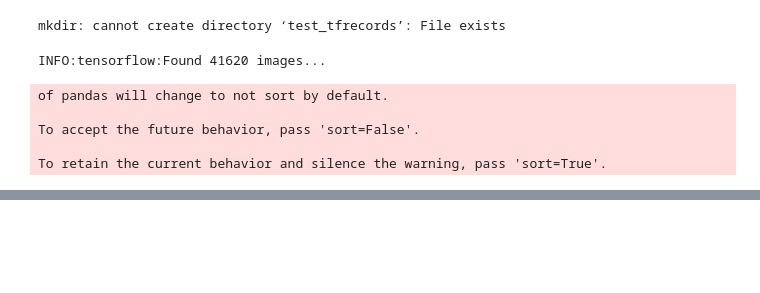
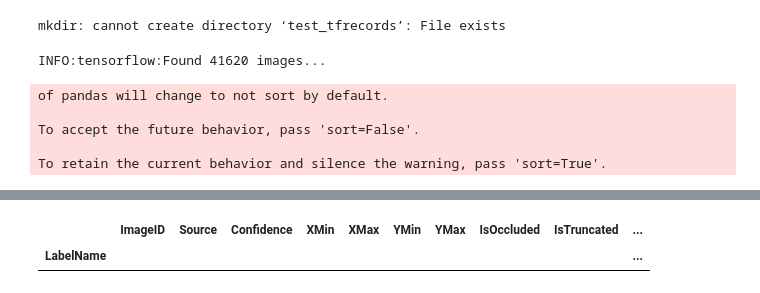
Before and after one commit to qoo/models, a Jupyter notebook: research/object_detection/create_tf_record_545.ipynb, the cells around one changed output, grey strips where cells are left out. Saved outputs shown, nothing was run; the diff lists cells and outputs as text; code cells hidden in the pictures; blank space fills up the shorter version.

```diff
--- a/research/object_detection/create_tf_record_545.ipynb
+++ b/research/object_detection/create_tf_record_545.ipynb
@@ -59,0 +182,7 @@ To retain the current behavior and silence the warning, pass 'sort=True'.
+# %%
+aa = all_annotations_547.query('LabelName =="/m/0h8nsvg"', inplace = False)
+# %%
+aa
+# %% [output]
+|  | ImageID | Source | Confidence | XMin | XMax | YMin | YMax | IsOccluded | IsTruncated | ... |
+| LabelName |  |  |  |  |  |  |  |  |  | ... |
```
Also changed, not shown: parts of 22 cells of this notebook, 2 other files.
